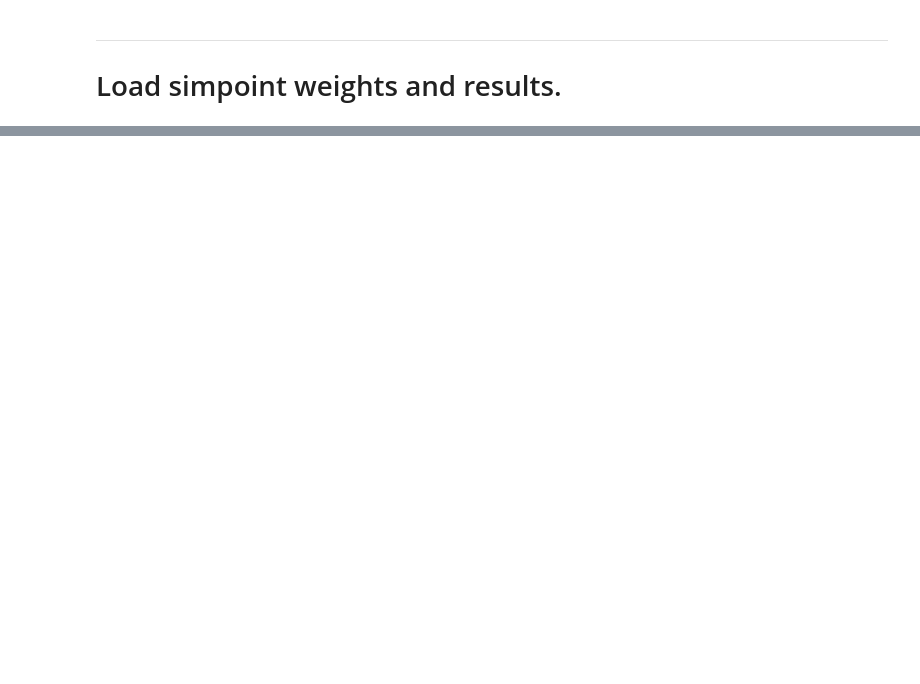
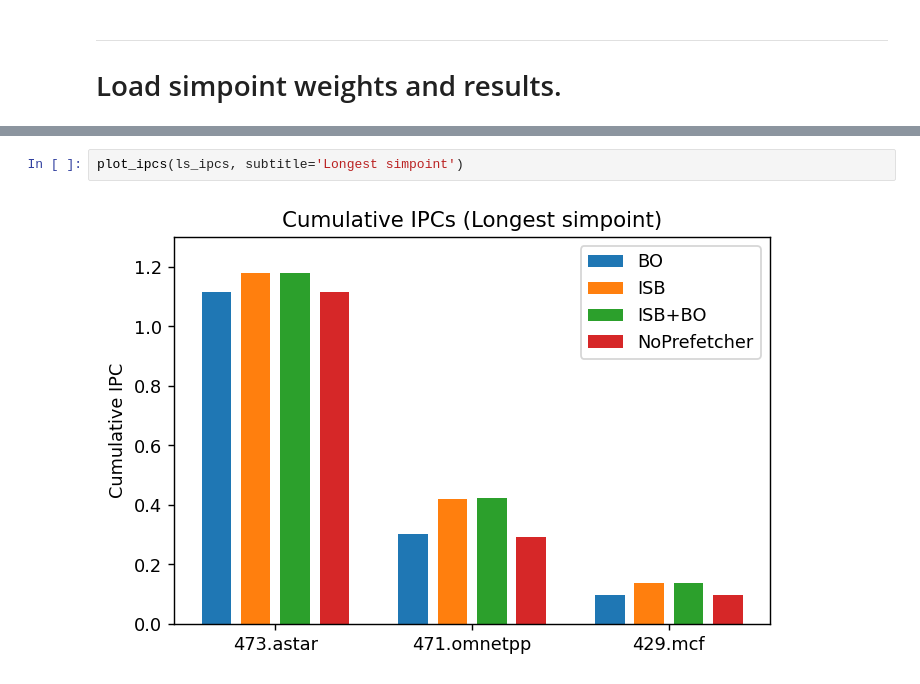
Before and after one commit to cmolder/voyager-analysis, a Jupyter notebook: 20211026-simpoints.ipynb, the cells around one changed output, grey strips where cells are left out. Drawn from its saved outputs; the diff is of its cells as text; blank space fills up the shorter version.

```diff
--- a/20211026-simpoints.ipynb
+++ b/20211026-simpoints.ipynb
@@ -307,0 +293,4 @@ df
+# %%
+plot_ipcs(ls_ipcs, subtitle='Longest simpoint')
+# %% [output]
+[figure, added]
```
Also changed, not shown: parts of 42 cells of this notebook.
